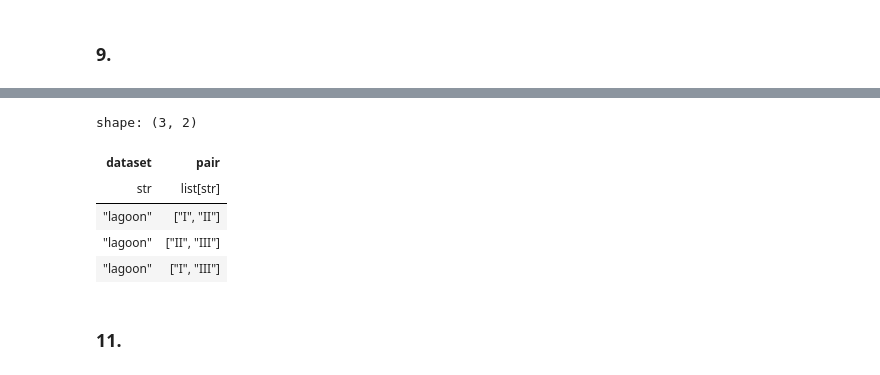
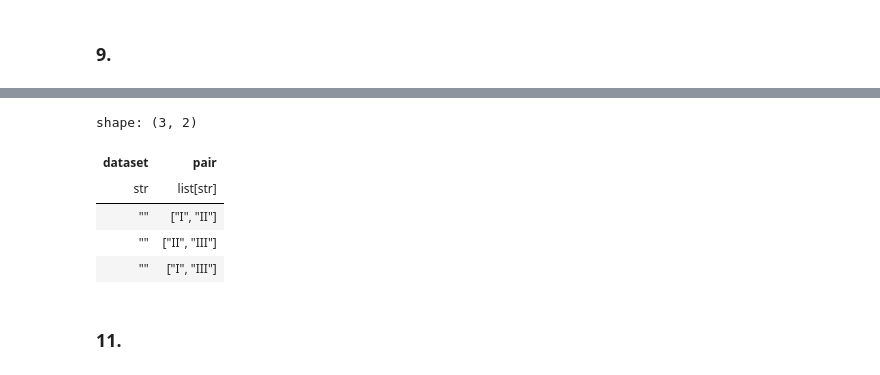
Before and after one commit to asterix314/SDAEI-Tamhane, a Jupyter notebook: ch12/Ch12.ipynb, the cells around one changed output, grey strips where cells are left out. Cells and saved outputs as stored; diff of their text form; code cells hidden in the pictures.

```diff
--- a/ch12/Ch12.ipynb
+++ b/ch12/Ch12.ipynb
@@ -440,10 +425,9 @@ DATA['12.4 - aggregated'] = (
         n=pl.len(),
         μ=col('salinity').mean(),
         s=col('salinity').std())
-    .with_columns(dataset=pl.lit('lagoon')))
+    .with_columns(dataset=pl.lit('')))
 
 ANS['12.4.b'] = ANOVA(DATA['12.4 - aggregated'])
-
 ANS['12.4.b']
 # %% [output]
 shape: (3, 6)
@@ -669,7 +637,6 @@ From the charts: the variances are roughly consistent across different vocal par
 # %% [markdown]
 ### 7.
 # %%
-with open('Ex12-7.json') as file:
-    DATA['12.7'] = pl.from_dict(json.load(file))
-print(DATA['12.7'])
+DATA['12.7'] = pl.read_json('Ex12-7.json').explode(pl.all())
+DATA['12.7'].head()
 # %% [output]
@@ -708,7 +665,7 @@ No obvious differences in weights among the 3 groups.
 # %% [markdown]
 #### (b)
 # %%
-ANS['12.7.b'] = ANOVA(
+DATA['12.7 - pre'] = (
     DATA['12.7']
     .group_by('Group')
     .agg(
@@ -717,6 +674,7 @@ ANS['12.7.b'] = ANOVA(
         s=col('WtPre').std())
     .with_columns(dataset=pl.lit('')))
 
-print(ANS['12.7.b'])
+ANS['12.7.b'] = ANOVA(DATA['12.7 - pre'])
+ANS['12.7.b']
 # %% [output]
 shape: (3, 6)
@@ -754,7 +708,7 @@ The family treatment group seems to have made the most weight gains among the 3
 # %% [markdown]
 #### (d)
 # %%
-ANS['12.7.d'] = ANOVA(
+DATA['12.7 - dif'] = (
     DATA['12.7']
     .group_by('Group')
     .agg(
@@ -763,6 +717,7 @@ ANS['12.7.d'] = ANOVA(
         s=col('WtDif').std())
     .with_columns(dataset=pl.lit('')))
 
-print(ANS['12.7.d'])
+ANS['12.7.d'] = ANOVA(DATA['12.7 - dif'])
+ANS['12.7.d']
 # %% [output]
 shape: (3, 6)
@@ -907,88 +934,12 @@ shape: (3, 4)
 # %%
-def stepwise_comparison(
-    data: pl.DataFrame,
-    α: float=0.05,
-    method: str='ryan'
-) -> pl.DataFrame:
-    """
-    returns stepwise comparison results of data as a DataFrame.
-
-    input columns:
-    - dataset: name of dataset
-    - group: distinct for different treatment groups
-    - n: group size
-    - μ: group mean
-    - s: group standard deviation
-
-    output columns:
-    - dataset: name of dataset
-    - pair: a pair of groups [g1, g2] with g1 < g2
-            that are significantly different
-    """
-
-    def significant_pairs(data: pl.Series) -> pl.Series:
-        """
-        input:
-        data.group
-        data.μ
-        """
-        data = data.struct.unnest().sort('μ')
-
-        n_total, n_groups, s_pool= (
-            data.select(
-                col('n').sum().alias('n_total'),
-                pl.len().alias('n_groups'),
-                ((col('s')**2 * (col('n')-1)).sum() / (col('n') - 1).sum()).sqrt()
-                .alias('s_pool'))
-            .row(0))
-
-        stepwise_method = {
-            'duncan': lambda p: 1 - (1 - α)**(p - 1),
-            'ryan': lambda p: α if p >= n_groups - 1 else p * α / n_groups}
-
-        def stepwise(start: int, end: int) -> list[list[str]]:
-            if start >= end - 1:
-                return []
-
-            g1, n1, μ1, _ = data.row(start)
-            g2, n2, μ2, _ = data.row(end-1)
-
-            if μ2 - μ1 > (
-                s_pool
-                * np.sqrt(0.5/n1 + 0.5/n2)
-                * stats.studentized_range.ppf(
-                    q = 1 - 0.5 * stepwise_method[method](end-start),
-                    k = n_groups,
-                    df = n_total - n_groups)):
-                return (
-                    [[g1, g2] if g1 < g2 else [g2, g1]]
-                    + stepwise(start+1, end)
-                    + stepwise(start, end-1))
-            else:
-                return []
-
-        return pl.Series('pair', stepwise(0, n_groups))
-
-    return (
-        data.with_columns(
-            pl.struct('group', 'n', 'μ', 's')
-            .alias('structure'))
-        .group_by('dataset')
-        .agg(
-            col('structure')
-            .map_elements(
-                lambda data: significant_pairs(data))
-            .alias('pair'))
-        .explode('pair'))
-
 stepwise_comparison(DATA['12.4 - aggregated'])
 # %% [output]
 shape: (3, 2)
 | dataset | pair |
 | str | list[str] |
-| "lagoon" | ["I", "II"] |
-| "lagoon" | ["II", "III"] |
-| "lagoon" | ["I", "III"] |
+| "" | ["I", "II"] |
+| "" | ["II", "III"] |
+| "" | ["I", "III"] |
 # %% [markdown]
 ### 11.
 # %%
```
Also changed, not shown: parts of 43 cells of this notebook.
